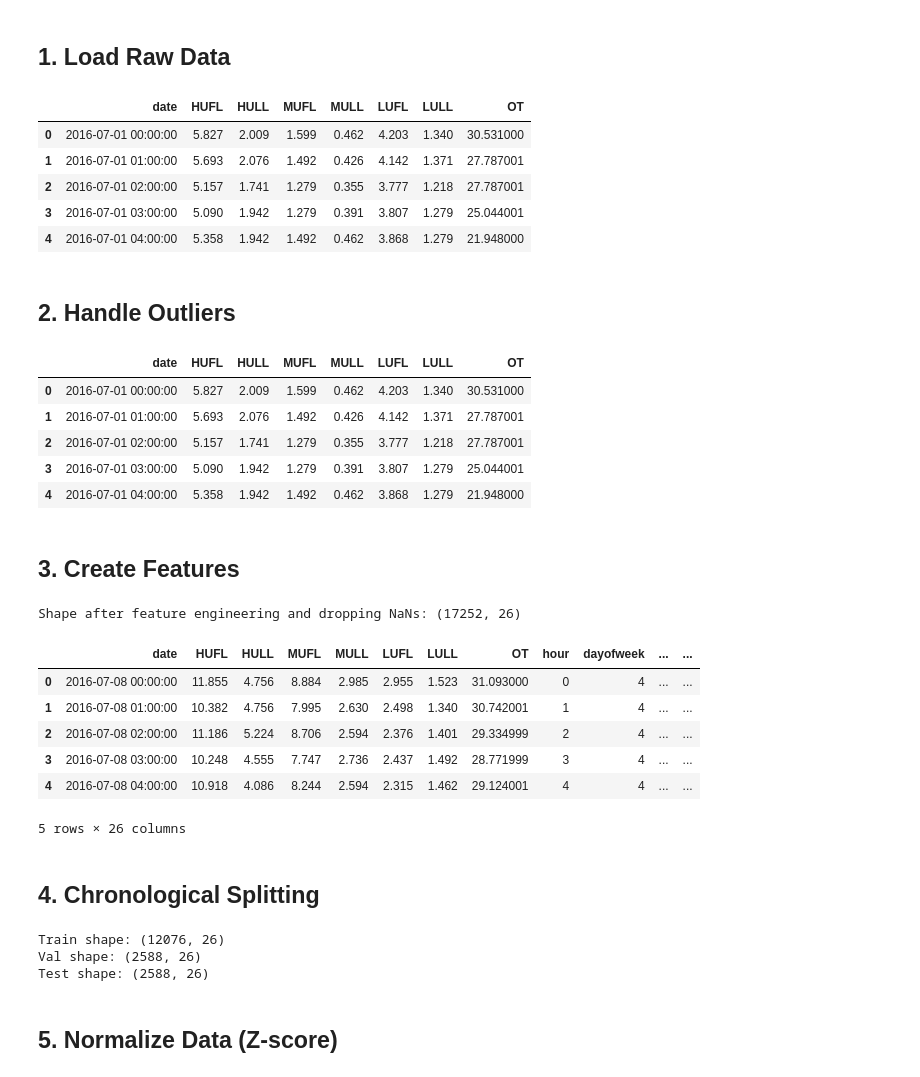
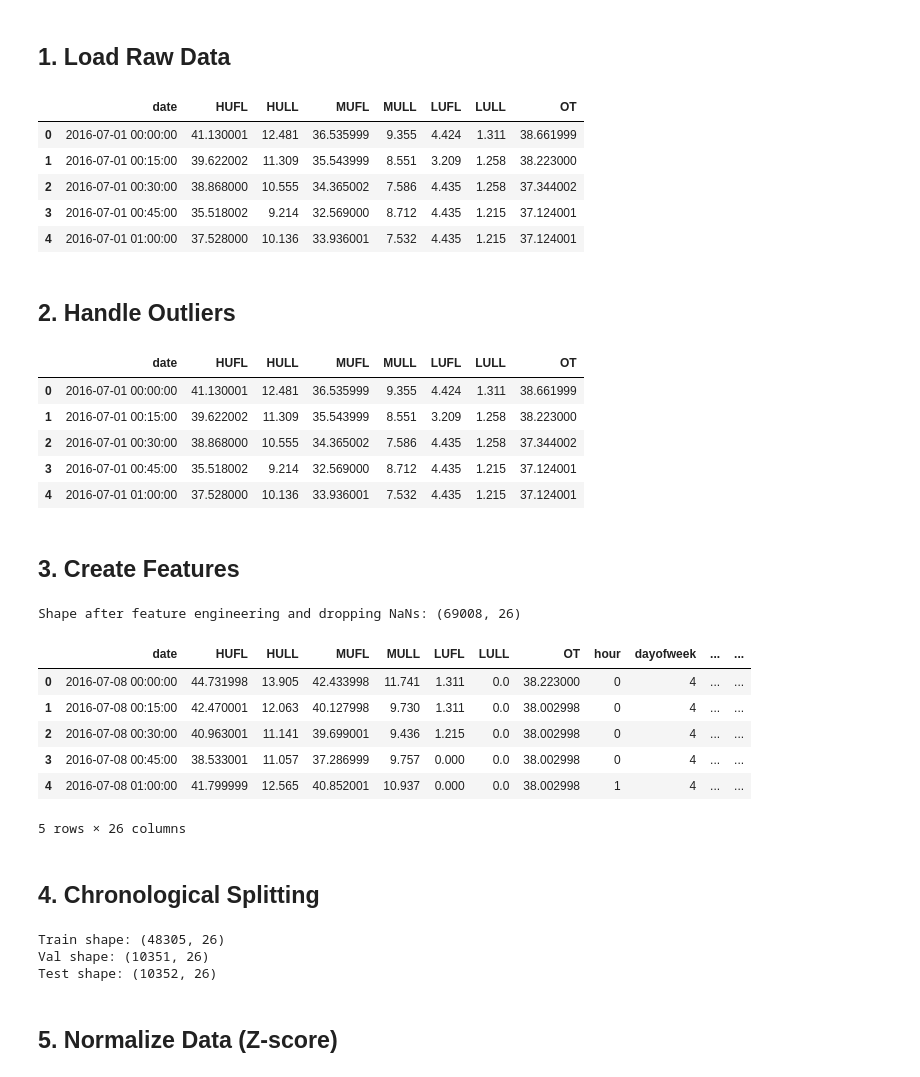
Before and after one commit to kietminh04/time-series-group-04, a Jupyter notebook: notebooks/02_feature_engineering.ipynb, the cells around one changed output. Saved outputs shown, nothing was run; the diff lists cells and outputs as text; code cells hidden in the pictures.

```diff
--- a/notebooks/02_feature_engineering.ipynb
+++ b/notebooks/02_feature_engineering.ipynb
@@ -22,16 +22,16 @@ from src.features import handle_outliers, create_calendar_features, create_fouri
 # %% [markdown]
 ## 1. Load Raw Data
 # %%
-filepath = "../data/raw/ETTh1.csv"
+filepath = "../data/raw/ETTm2.csv"
 df = load_data(filepath)
 df.head()
 # %% [output]
 |  | date | HUFL | HULL | MUFL | MULL | LUFL | LULL | OT |
-| 0 | 2016-07-01 00:00:00 | 5.827 | 2.009 | 1.599 | 0.462 | 4.203 | 1.340 | 30.531000 |
-| 1 | 2016-07-01 01:00:00 | 5.693 | 2.076 | 1.492 | 0.426 | 4.142 | 1.371 | 27.787001 |
-| 2 | 2016-07-01 02:00:00 | 5.157 | 1.741 | 1.279 | 0.355 | 3.777 | 1.218 | 27.787001 |
-| 3 | 2016-07-01 03:00:00 | 5.090 | 1.942 | 1.279 | 0.391 | 3.807 | 1.279 | 25.044001 |
-| 4 | 2016-07-01 04:00:00 | 5.358 | 1.942 | 1.492 | 0.462 | 3.868 | 1.279 | 21.948000 |
+| 0 | 2016-07-01 00:00:00 | 41.130001 | 12.481 | 36.535999 | 9.355 | 4.424 | 1.311 | 38.661999 |
+| 1 | 2016-07-01 00:15:00 | 39.622002 | 11.309 | 35.543999 | 8.551 | 3.209 | 1.258 | 38.223000 |
+| 2 | 2016-07-01 00:30:00 | 38.868000 | 10.555 | 34.365002 | 7.586 | 4.435 | 1.258 | 37.344002 |
+| 3 | 2016-07-01 00:45:00 | 35.518002 | 9.214 | 32.569000 | 8.712 | 4.435 | 1.215 | 37.124001 |
+| 4 | 2016-07-01 01:00:00 | 37.528000 | 10.136 | 33.936001 | 7.532 | 4.435 | 1.215 | 37.124001 |
 # %% [markdown]
 ## 2. Handle Outliers
 # %%
@@ -40,38 +40,38 @@ df = handle_outliers(df, cols, method='iqr')
 df.head()
 # %% [output]
 |  | date | HUFL | HULL | MUFL | MULL | LUFL | LULL | OT |
-| 0 | 2016-07-01 00:00:00 | 5.827 | 2.009 | 1.599 | 0.462 | 4.203 | 1.340 | 30.531000 |
-| 1 | 2016-07-01 01:00:00 | 5.693 | 2.076 | 1.492 | 0.426 | 4.142 | 1.371 | 27.787001 |
-| 2 | 2016-07-01 02:00:00 | 5.157 | 1.741 | 1.279 | 0.355 | 3.777 | 1.218 | 27.787001 |
-| 3 | 2016-07-01 03:00:00 | 5.090 | 1.942 | 1.279 | 0.391 | 3.807 | 1.279 | 25.044001 |
-| 4 | 2016-07-01 04:00:00 | 5.358 | 1.942 | 1.492 | 0.462 | 3.868 | 1.279 | 21.948000 |
+| 0 | 2016-07-01 00:00:00 | 41.130001 | 12.481 | 36.535999 | 9.355 | 4.424 | 1.311 | 38.661999 |
+| 1 | 2016-07-01 00:15:00 | 39.622002 | 11.309 | 35.543999 | 8.551 | 3.209 | 1.258 | 38.223000 |
+| 2 | 2016-07-01 00:30:00 | 38.868000 | 10.555 | 34.365002 | 7.586 | 4.435 | 1.258 | 37.344002 |
+| 3 | 2016-07-01 00:45:00 | 35.518002 | 9.214 | 32.569000 | 8.712 | 4.435 | 1.215 | 37.124001 |
+| 4 | 2016-07-01 01:00:00 | 37.528000 | 10.136 | 33.936001 | 7.532 | 4.435 | 1.215 | 37.124001 |
 # %% [markdown]
 ## 3. Create Features
 # %%
 # Calendar features
 df = create_calendar_features(df, 'date')
 
 # Fourier features (periods of 24 hours and 168 hours)
 df = create_fourier_features(df, 'date', periods=[24, 168])
 
-# Lag features for the target column 'OT'
-df = create_lag_features(df, ['OT'], lags=[1, 2, 3, 24, 48, 168])
+# Lag features for the target column 'OT' (15-min data: 96 steps = 24h, 192 steps = 48h, 672 steps = 7d)
+df = create_lag_features(df, ['OT'], lags=[1, 2, 3, 96, 192, 672])
 
-# Rolling features for target column 'OT'
-df = create_rolling_features(df, ['OT'], windows=[24, 168])
+# Rolling features for target column 'OT' (96 steps = 24h, 672 steps = 7d)
+df = create_rolling_features(df, ['OT'], windows=[96, 672])
 
 # Drop rows with NaN values resulting from lags and rolling statistics
 df = df.dropna().reset_index(drop=True)
 print("Shape after feature engineering and dropping NaNs:", df.shape)
 df.head()
 # %% [output]
-Shape after feature engineering and dropping NaNs: (17252, 26)
+Shape after feature engineering and dropping NaNs: (69008, 26)
 |  | date | HUFL | HULL | MUFL | MULL | LUFL | LULL | OT | hour | dayofweek | ... | ... |
-| 0 | 2016-07-08 00:00:00 | 11.855 | 4.756 | 8.884 | 2.985 | 2.955 | 1.523 | 31.093000 | 0 | 4 | ... | ... |
-| 1 | 2016-07-08 01:00:00 | 10.382 | 4.756 | 7.995 | 2.630 | 2.498 | 1.340 | 30.742001 | 1 | 4 | ... | ... |
-| 2 | 2016-07-08 02:00:00 | 11.186 | 5.224 | 8.706 | 2.594 | 2.376 | 1.401 | 29.334999 | 2 | 4 | ... | ... |
-| 3 | 2016-07-08 03:00:00 | 10.248 | 4.555 | 7.747 | 2.736 | 2.437 | 1.492 | 28.771999 | 3 | 4 | ... | ... |
-| 4 | 2016-07-08 04:00:00 | 10.918 | 4.086 | 8.244 | 2.594 | 2.315 | 1.462 | 29.124001 | 4 | 4 | ... | ... |
+| 0 | 2016-07-08 00:00:00 | 44.731998 | 13.905 | 42.433998 | 11.741 | 1.311 | 0.0 | 38.223000 | 0 | 4 | ... | ... |
+| 1 | 2016-07-08 00:15:00 | 42.470001 | 12.063 | 40.127998 | 9.730 | 1.311 | 0.0 | 38.002998 | 0 | 4 | ... | ... |
+| 2 | 2016-07-08 00:30:00 | 40.963001 | 11.141 | 39.699001 | 9.436 | 1.215 | 0.0 | 38.002998 | 0 | 4 | ... | ... |
+| 3 | 2016-07-08 00:45:00 | 38.533001 | 11.057 | 37.286999 | 9.757 | 0.000 | 0.0 | 38.002998 | 0 | 4 | ... | ... |
+| 4 | 2016-07-08 01:00:00 | 41.799999 | 12.565 | 40.852001 | 10.937 | 0.000 | 0.0 | 38.002998 | 1 | 4 | ... | ... |
 5 rows × 26 columns
 # %% [markdown]
 ## 4. Chronological Splitting
@@ -81,9 +81,9 @@ print(f"Train shape: {train_df.shape}")
 print(f"Val shape: {val_df.shape}")
 print(f"Test shape: {test_df.shape}")
 # %% [output]
-Train shape: (12076, 26)
-Val shape: (2588, 26)
-Test shape: (2588, 26)
+Train shape: (48305, 26)
+Val shape: (10351, 26)
+Test shape: (10352, 26)
 # %% [markdown]
 ## 5. Normalize Data (Z-score)
 # %%
```
Also changed, not shown: parts of 1 cell of this notebook, 6 other files.
